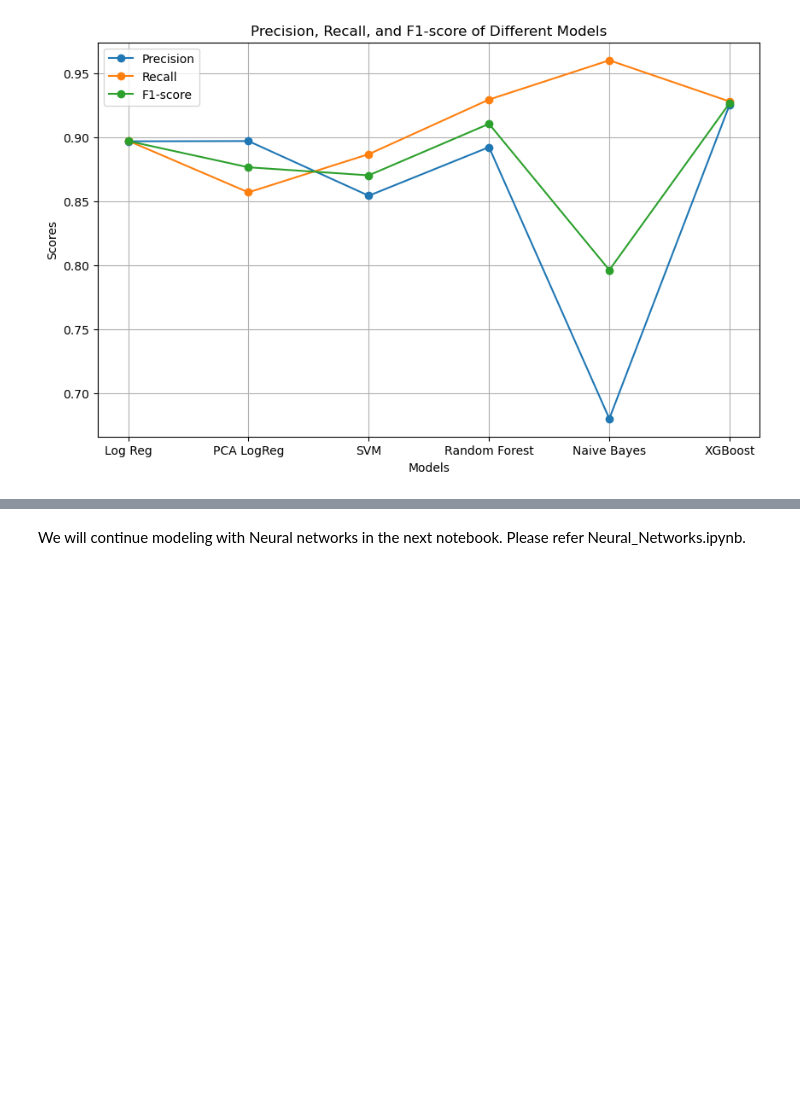
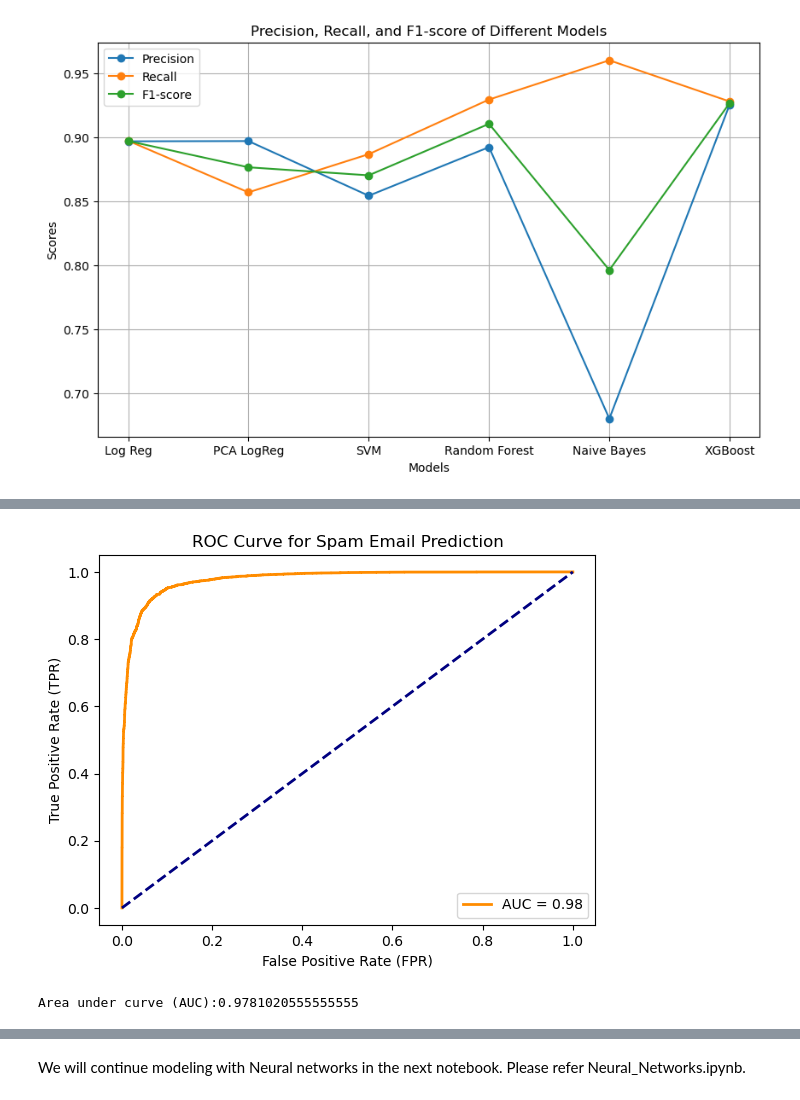
Before and after one commit to dfrancis-tech/email_spam, a Jupyter notebook: Baseline_Model.ipynb, the cells around one changed output, grey strips where cells are left out. Saved outputs shown, nothing was run; the diff lists cells and outputs as text; code cells hidden in the pictures; blank space fills up the shorter version.

```diff
--- a/Baseline_Model.ipynb
+++ b/Baseline_Model.ipynb
@@ -1569,0 +1615,16 @@ plt.show()
+# %%
+# Make probabilistic predictions (scores)
+y_proba = final_xgb_classifier.predict_proba(X_test)[:,1]
+
+# First calculate precision and recall using the default (0.5) cut-off
+y_threshold = np.where(y_proba > 0.5, 1, 0)
+print("Threshold of 0.5:")
+print(f"Precision score: {precision_score(y_test, y_threshold)*100:.2f}")
+print(f"Recall score: {recall_score(y_test, y_threshold)*100:.2f}")
+print("")
+
+# Calculate the same using a much lower cut-off (0.2)
+y_threshold = np.where(y_proba > 0.2, 1, 0)
+print("Threshold of 0.2:")
+print(f"Precision score: {precision_score(y_test, y_threshold)*100:.2f}")
+print(f"Recall score: {recall_score(y_test, y_threshold)*100:.2f}")
@@ -1569,0 +1658,20 @@ plt.show()
+# %%
+# Plot ROC and Calculate AUC
+fprs, tprs, thresholds = roc_curve(y_test, y_proba)
+roc_auc = roc_auc_score(y_test, y_proba)
+
+plt.figure()
+plt.plot(fprs, tprs, color='darkorange',
+         lw=2, label='AUC = %0.2f' % roc_auc)
+plt.plot([0, 1], [0, 1], color='navy', lw=2, linestyle='--')
+plt.xlabel('False Positive Rate (FPR)')
+plt.ylabel('True Positive Rate (TPR)')
+plt.title('ROC Curve for Spam Email Prediction')
+plt.legend(loc="best")
+plt.show()
+
+print(f'Area under curve (AUC):{roc_auc}')
+print()
+# %% [output]
+[figure, added]
+Area under curve (AUC):0.9781020555555555
```
Also changed, not shown: parts of 14 cells of this notebook.
